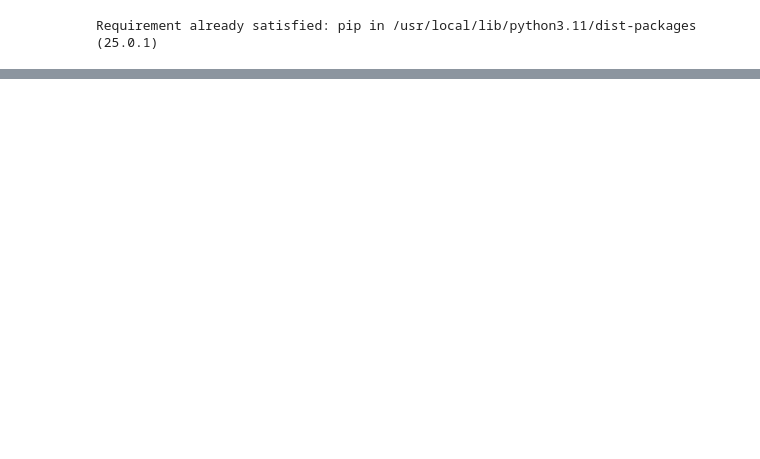
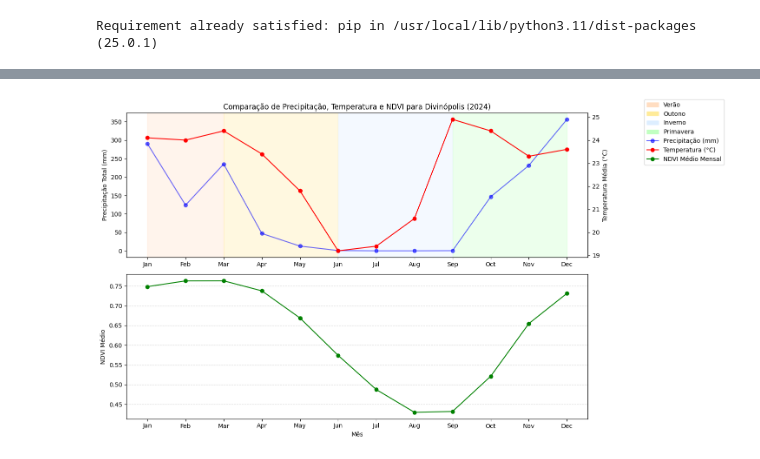
Before and after one commit to tinicius/controle, a Jupyter notebook: Trabalho_Controle.ipynb, the cells around one changed output, grey strips where cells are left out. Drawn from its saved outputs; the diff is of its cells as text; code cells hidden in the pictures; blank space fills up the shorter version.

```diff
--- a/Trabalho_Controle.ipynb
+++ b/Trabalho_Controle.ipynb
@@ -63,3 +90,82 @@ NameError: name 'time_series_avg' is not defined
+# %%
+import pandas as pd
+import matplotlib.pyplot as plt
+import matplotlib.patches as mpatches
+
+df = pd.read_csv("bra-ndvi-adm2-5ytd.csv", skiprows=1)
+
+# Filtra os dados para o município de Divinópolis
+df = df[df['#adm2+code'] == 'BR3122306']
+
+df['#date'] = pd.to_datetime(df['#date'], errors='coerce')
+df = df.dropna(subset=['#date'])
+
+df['year'] = df['#date'].dt.year
+df['month'] = df['#date'].dt.month
+
+df = df[df['year'] == 2024]
+
+df['time_index'] = df['year'] + (df['month'] - 1) / 12
+
+time_series_avg = df.groupby('time_index')['#indicator+vim+num'].mean()
+time_series_avg.index = range(1, 13)
+
+patches = []
+
+fig, ax = plt.subplots(nrows=2, figsize=(12, 8))
+
+df = pd.read_csv("dados_A564_M_2024-01-01_2024-12-31.csv", sep=';', decimal=',')
+
+df["Data Medicao"] = pd.to_datetime(df["Data Medicao"], format="%Y-%m-%d")
+
+df.drop(columns=["Unnamed: 3"], inplace=True)
+
+df.columns = ["Data", "Precipitacao", "Temperatura"]
+
+df["Precipitacao"] = pd.to_numeric(df["Precipitacao"], errors='coerce')
+
+df.set_index("Data", inplace=True)
+
+estacoes = {
+    "Verão": (1, 3, "#FFDDC1"),  # Verão - Bege claro
+    "Outono": (3, 6, "#FFEB99"),  # Outono - Amarelo claro
+    "Inverno": (6, 9, "#DDEEFF"),  # Inverno - Azul claro
+    "Primavera": (9, 12, "#C1FFC1")  # Primavera - Verde claro
+}
+
+for estacao, (inicio, fim, cor) in estacoes.items():
+    ax[0].axvspan(inicio, fim, color=cor, alpha=0.3)
+    patches.append(mpatches.Patch(color=cor, label=estacao))
+
+precip_line, = ax[0].plot(range(1, 13), df["Precipitacao"], color='blue', marker='o', alpha=0.6, label='Precipitação (mm)')
+ax[0].set_ylabel("Precipitação Total (mm)")
+ax[0].set_xticks(range(1, 13))
+ax[0].set_xticklabels(['Jan', 'Feb', 'Mar', 'Apr', 'May', 'Jun', 'Jul', 'Aug', 'Sep', 'Oct', 'Nov', 'Dec'])
+ax[0].tick_params(axis='y')
+
+ax2 = ax[0].twinx()
+temp_line, = ax2.plot(range(1, 13), df["Temperatura"], color='red', marker='o', label='Temperatura (°C)')
+ax2.set_ylabel("Temperatura Média (°C)")
+ax2.tick_params(axis='y')
+
+ndvi_line, = ax[1].plot(time_series_avg.index, time_series_avg.values, marker='o', linestyle='-', color='green', label="NDVI Médio Mensal")
+
+ax[1].set_xticks(range(1, 13))
+ax[1].set_xticklabels(['Jan', 'Feb', 'Mar', 'Apr', 'May', 'Jun', 'Jul', 'Aug', 'Sep', 'Oct', 'Nov', 'Dec'])
+ax[1].set_xlabel("Mês")
+ax[1].set_ylabel("NDVI Médio")
+ax[1].grid(axis='y', linestyle='--', alpha=0.5)
+
+total_legend = patches + [precip_line, temp_line, ndvi_line]
+
+fig.legend(handles=total_legend, loc='upper left', bbox_to_anchor=(1.05, 1))
+
+plt.title("Comparação de Precipitação, Temperatura e NDVI para Divinópolis (2024)")
+
+plt.tight_layout()
+plt.show()
+# %% [output]
+[figure, added]
 # %%
 import numpy as np
 import matplotlib.pyplot as plt
```
Also changed, not shown: parts of 7 cells of this notebook, 1 other file.
